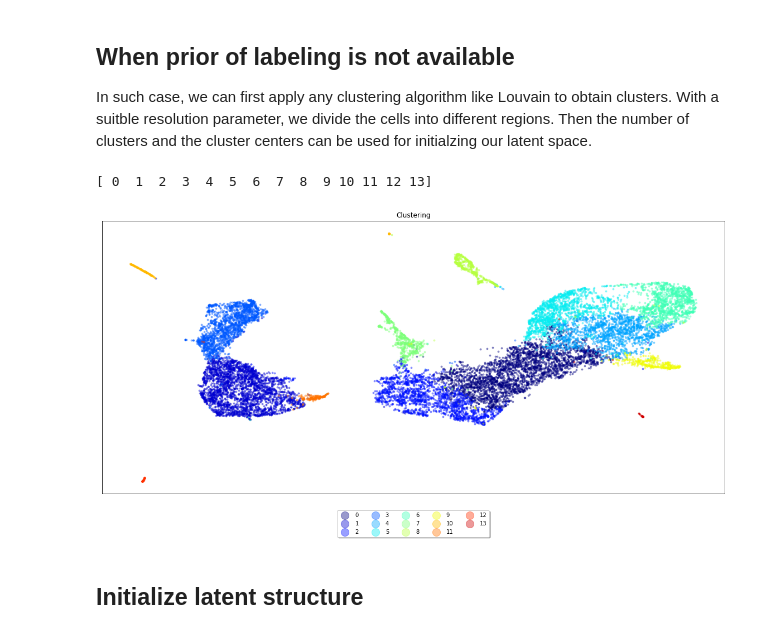
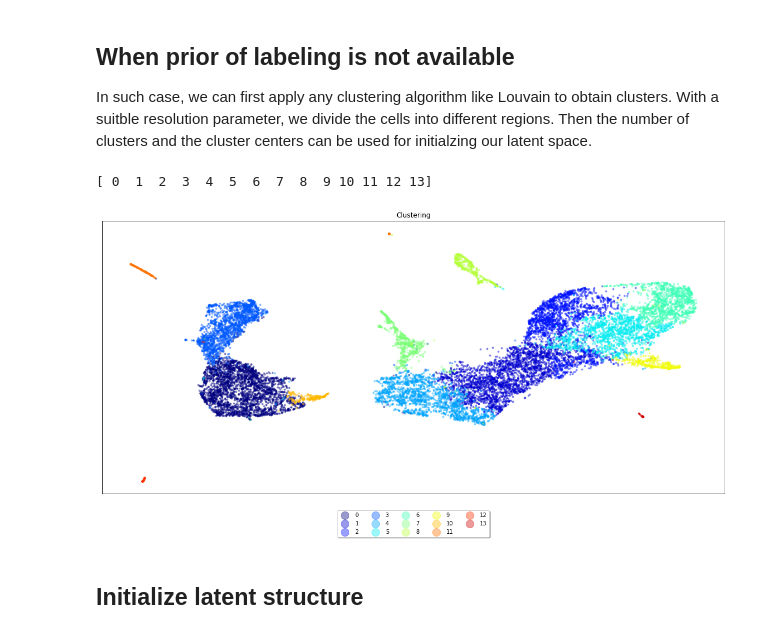
Before and after one commit to jaydu1/VITAE, a Jupyter notebook: tutorials/tutorial_mouse_brain.ipynb, the cells around one changed output. Drawn from its saved outputs; the diff is of its cells as text; code cells hidden in the pictures.

```diff
--- a/tutorials/tutorial_mouse_brain.ipynb
+++ b/tutorials/tutorial_mouse_brain.ipynb
@@ -230,13 +201,13 @@ In such case, we can first apply any clustering algorithm like Louvain to obtain
 # %%
 g = get_igraph(z, random_state=0)
 # You can choose different resolution parameter to get satisfied clustering results.
 # In this example, roughly 9-10 clusters on the main branch will be reasonable.
-labels = leidenalg_igraph(g, 0.6, random_state=0)
+labels = leidenalg_igraph(g, 0.65, random_state=0)
 plot_clusters(embed_z, labels)
 print(np.unique(labels))
 # %% [output]
 [ 0  1  2  3  4  5  6  7  8  9 10 11 12 13]
-[figure, old version]
+[figure, new version]
 # %% [markdown]
 ## Initialize latent structure
 # %% [markdown]
```
Also changed, not shown: parts of 14 cells of this notebook, 14 other files.
